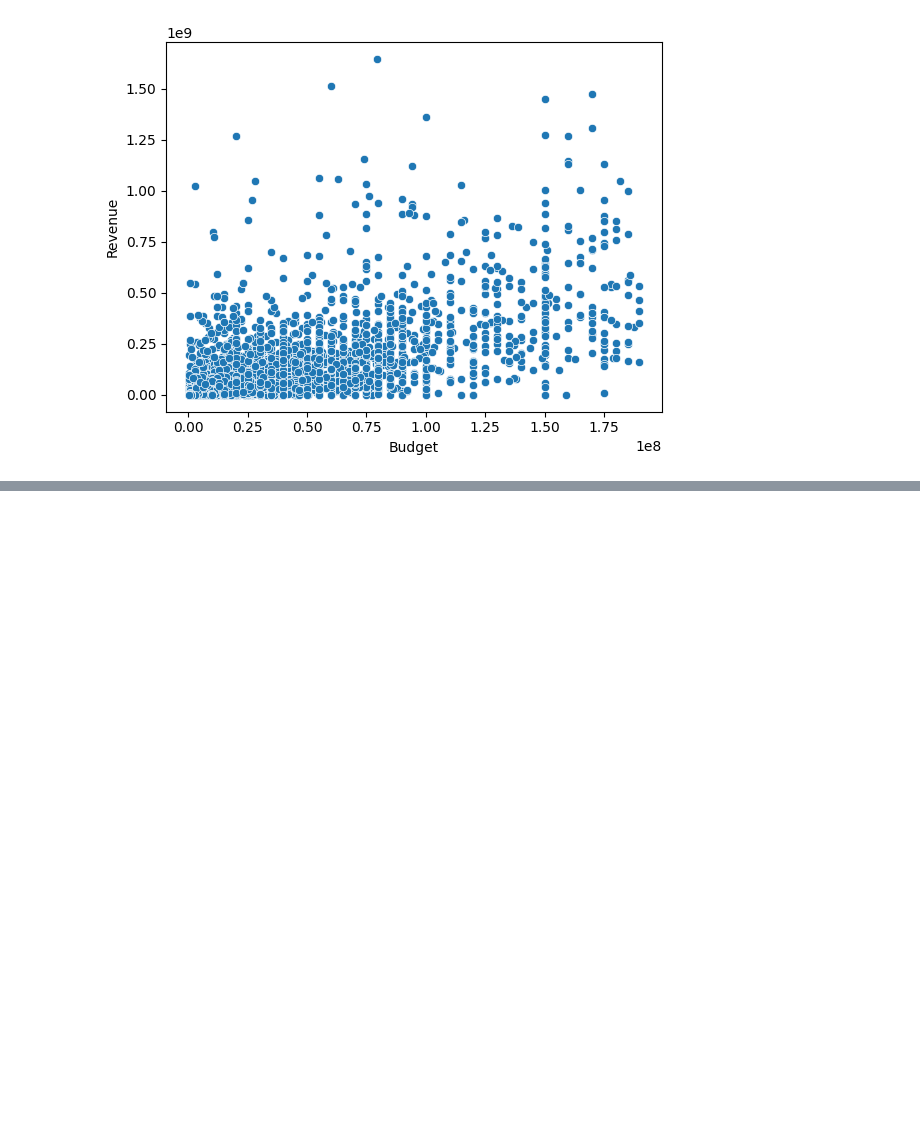
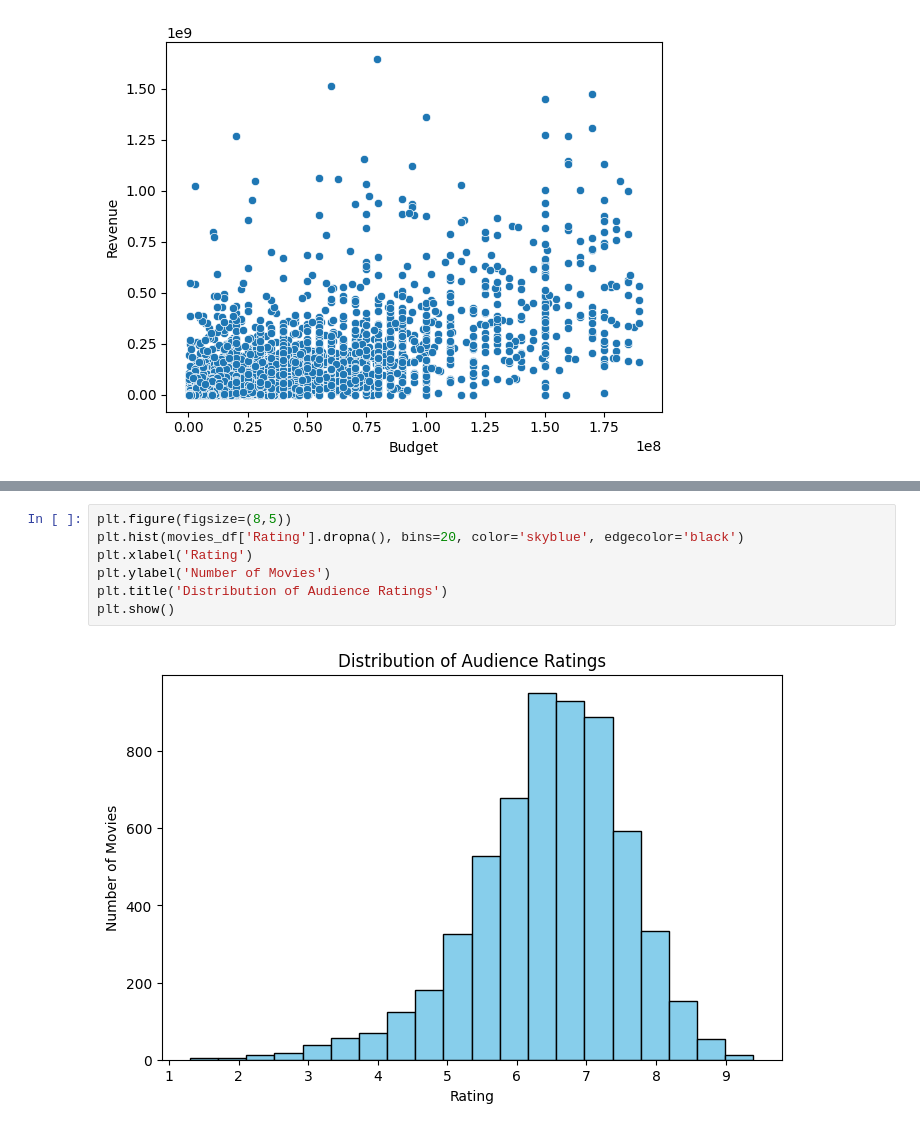
Before and after one commit to stanleyotieno1/Data-analysis-assignment, a Jupyter notebook: Jupyter-files/movies.ipynb, the cells around one changed output, grey strips where cells are left out. Drawn from its saved outputs; the diff is of its cells as text; blank space fills up the shorter version.

```diff
--- a/Jupyter-files/movies.ipynb
+++ b/Jupyter-files/movies.ipynb
@@ -146,0 +178,9 @@ sns.scatterplot(data=movies_df, x='Budget', y='Revenue')
+# %%
+plt.figure(figsize=(8,5))
+plt.hist(movies_df['Rating'].dropna(), bins=20, color='skyblue', edgecolor='black')
+plt.xlabel('Rating')
+plt.ylabel('Number of Movies')
+plt.title('Distribution of Audience Ratings')
+plt.show()
+# %% [output]
+[figure, added]
```
Also changed, not shown: parts of 4 cells of this notebook.
